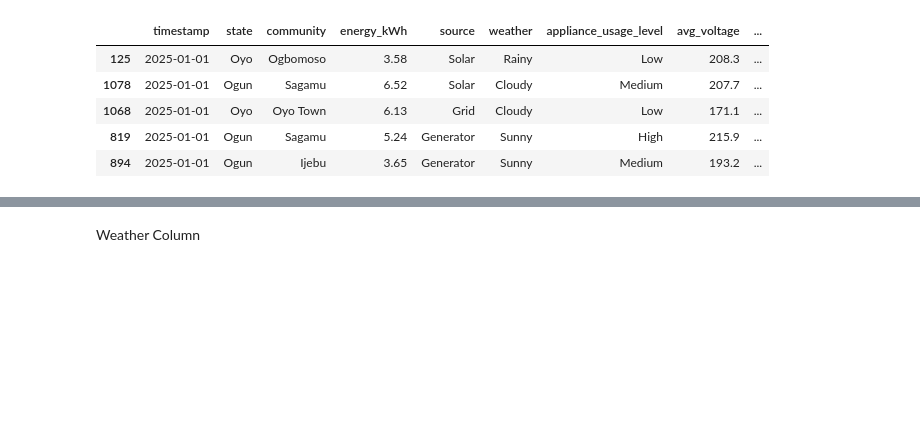
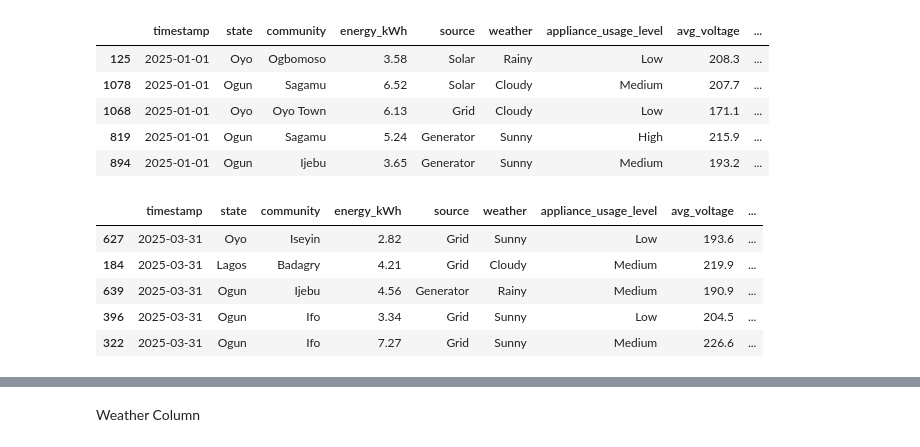
Before and after one commit to LegendSeyi/Analysing-Electricity-Usage-Pattern-In-Rural-Areas-In-Nigeria-Using-Unsupervised-ML, a Jupyter notebook: Copy_of_Analysing_Electricity_Usage_Patterning_ML.ipynb, the cells around one changed output, grey strips where cells are left out. Cells and saved outputs as stored; diff of their text form; code cells hidden in the pictures; blank space fills up the shorter version.

```diff
--- a/Copy_of_Analysing_Electricity_Usage_Patterning_ML.ipynb
+++ b/Copy_of_Analysing_Electricity_Usage_Patterning_ML.ipynb
@@ -274,3 +274,12 @@ data_sorted.head()
 | 1068 | 2025-01-01 | Oyo | Oyo Town | 6.13 | Grid | Cloudy | Low | 171.1 | ... |
 | 819 | 2025-01-01 | Ogun | Sagamu | 5.24 | Generator | Sunny | High | 215.9 | ... |
 | 894 | 2025-01-01 | Ogun | Ijebu | 3.65 | Generator | Sunny | Medium | 193.2 | ... |
+# %%
+data_sorted.tail()
+# %% [output]
+|  | timestamp | state | community | energy_kWh | source | weather | appliance_usage_level | avg_voltage | ... |
+| 627 | 2025-03-31 | Oyo | Iseyin | 2.82 | Grid | Sunny | Low | 193.6 | ... |
+| 184 | 2025-03-31 | Lagos | Badagry | 4.21 | Grid | Cloudy | Medium | 219.9 | ... |
+| 639 | 2025-03-31 | Ogun | Ijebu | 4.56 | Generator | Rainy | Medium | 190.9 | ... |
+| 396 | 2025-03-31 | Ogun | Ifo | 3.34 | Grid | Sunny | Low | 204.5 | ... |
+| 322 | 2025-03-31 | Ogun | Ifo | 7.27 | Grid | Sunny | Medium | 226.6 | ... |
```
Also changed, not shown: parts of 2 cells of this notebook.
